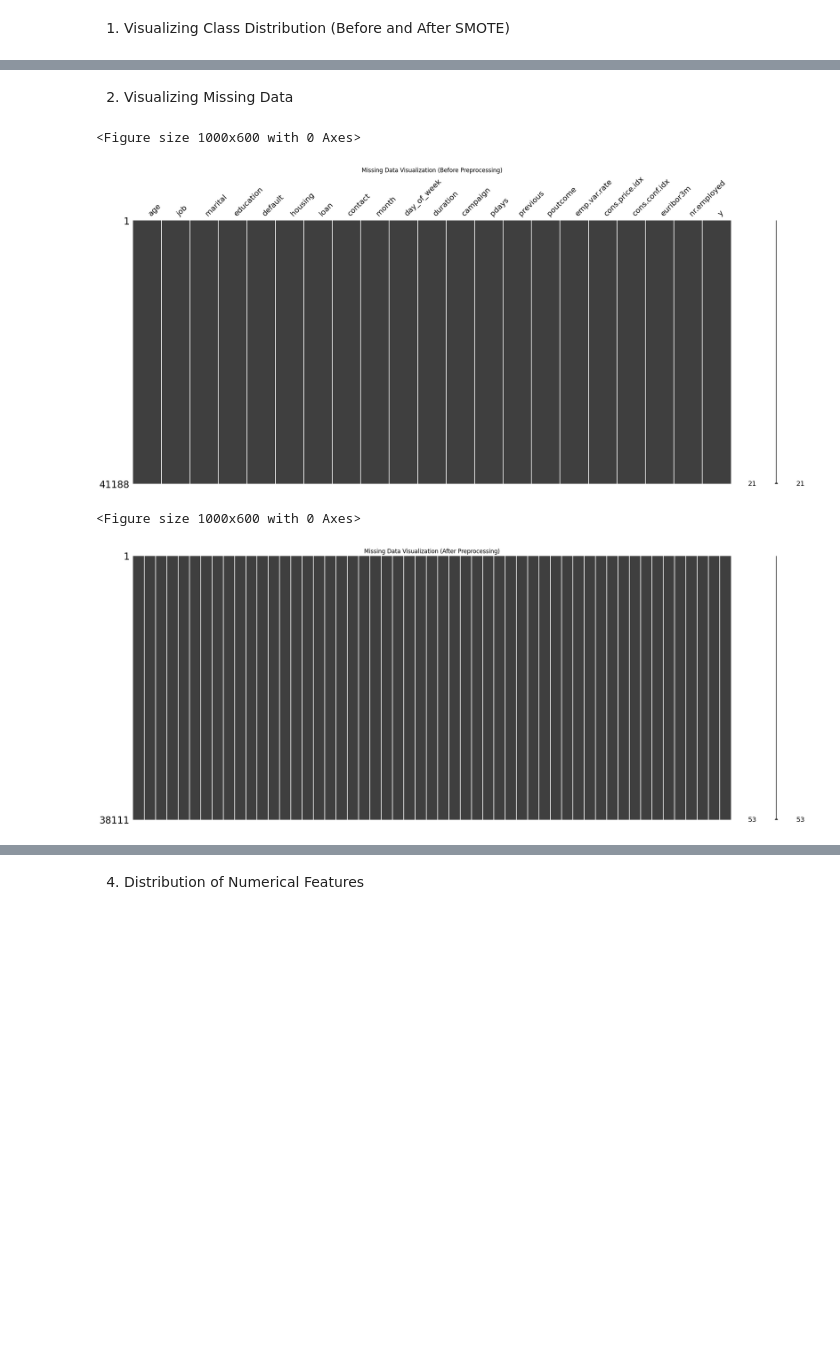
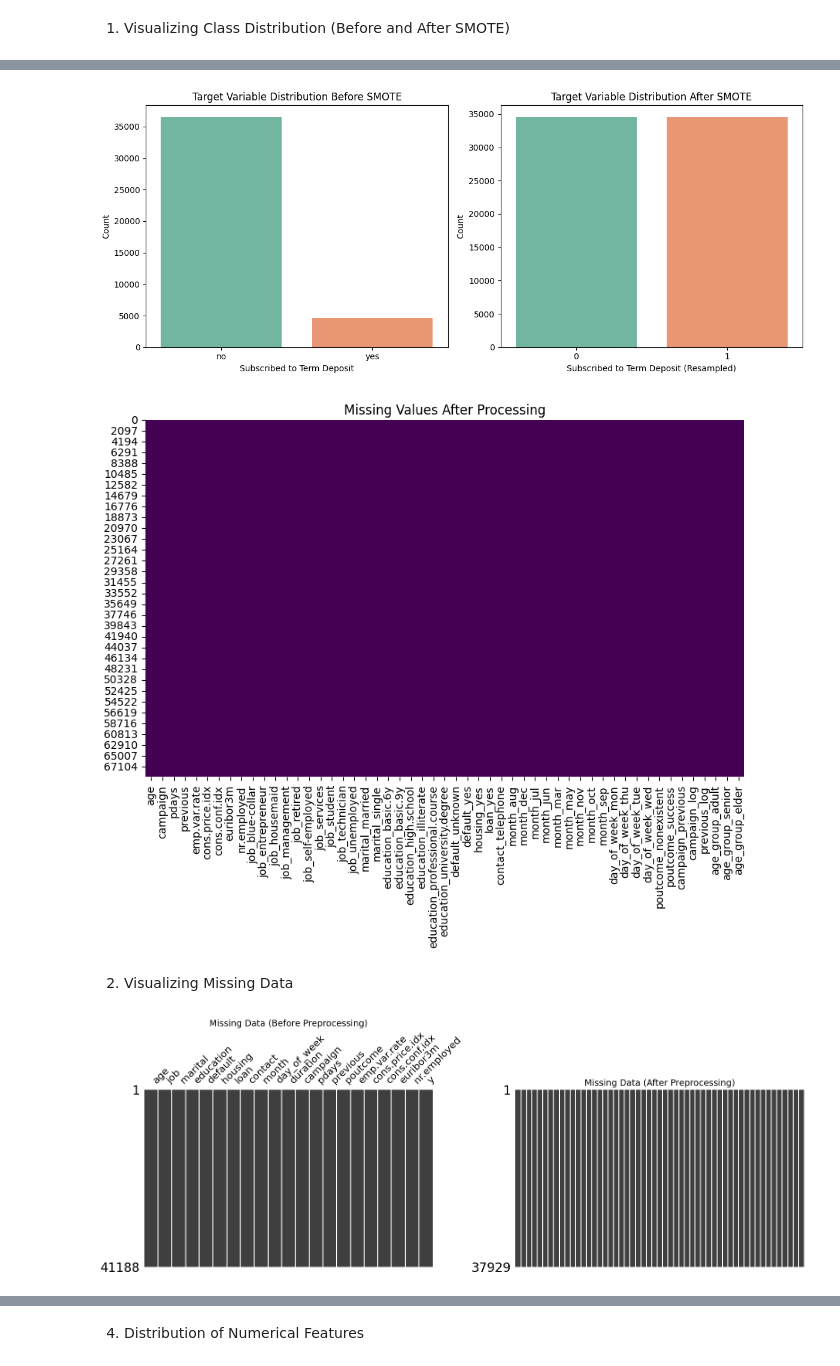
Before and after one commit to Shaithra2107/Bank-Marketing-Prediction-, a Jupyter notebook: Bank_Marketing_Prediction.ipynb, the cells around one changed output, grey strips where cells are left out. Cells and saved outputs as stored; diff of their text form; code cells hidden in the pictures; blank space fills up the shorter version.

```diff
--- a/Bank_Marketing_Prediction.ipynb
+++ b/Bank_Marketing_Prediction.ipynb
@@ -657,22 +602,74 @@ Passing `palette` without assigning `hue` is deprecated and will be removed in v
+# %%
+import matplotlib.pyplot as plt
+import seaborn as sns
+import pandas as pd
+
+# Convert y_resampled to a pandas Series before using it in sns.countplot if it's a numpy array
+y_resampled_series = pd.Series(y_resampled)
+
+# Visualize the target variable distribution after SMOTE (resampling)
+plt.figure(figsize=(12, 5))
+
+# Before SMOTE (Initial data)
+plt.subplot(1, 2, 1)
+sns.countplot(x=data['y'], palette='Set2', hue=data['y'], legend=False)  # Using hue to match the warning suggestion
+plt.title("Target Variable Distribution Before SMOTE")
+plt.xlabel("Subscribed to Term Deposit")
+plt.ylabel("Count")
+
+# After SMOTE (Resampled data)
+plt.subplot(1, 2, 2)
+sns.countplot(x=y_resampled_series, palette='Set2', hue=y_resampled_series, legend=False)  # Using hue to match the warning suggestion
+plt.title("Target Variable Distribution After SMOTE")
+plt.xlabel("Subscribed to Term Deposit (Resampled)")
+plt.ylabel("Count")
+
+plt.tight_layout()
+plt.show()
+
+# Visualizing missing values after preprocessing
+plt.figure(figsize=(10, 6))
+sns.heatmap(pd.DataFrame(X_resampled).isnull(), cbar=False, cmap='viridis')
+plt.title("Missing Values After Processing")
+plt.show()
+# %% [output]
+[figure, added]
+[figure, added]
 # %% [markdown]
 2. Visualizing Missing Data
 # %%
 import missingno as msno
 
 # Before Preprocessing
-plt.figure(figsize=(10, 6))
-msno.matrix(data)
-plt.title("Missing Data Visualization (Before Preprocessing)")
-plt.show()
+#plt.figure(figsize=(8, 6))
+#msno.matrix(data)
+#plt.title("Missing Data Visualization (Before Preprocessing)")
+#plt.show()
 
 # After Preprocessing
-plt.figure(figsize=(10, 6))
-msno.matrix(data_cleaned)
-plt.title("Missing Data Visualization (After Preprocessing)")
+#plt.figure(figsize=(8, 6))
+#msno.matrix(data_cleaned)
+#plt.title("Missing Data Visualization (After Preprocessing)")
+#plt.show()
+
+
+import missingno as msno
+import matplotlib.pyplot as plt
+
+# Create a figure with two subplots side by side
+fig, axes = plt.subplots(1, 2, figsize=(16, 6))  # 1 row, 2 columns
+
+# Missing Data Visualization (Before Preprocessing)
+msno.matrix(data, ax=axes[0])
+axes[0].set_title("Missing Data (Before Preprocessing)", fontsize=14)
+
+# Missing Data Visualization (After Preprocessing)
+msno.matrix(data_cleaned, ax=axes[1])
+axes[1].set_title("Missing Data (After Preprocessing)", fontsize=14)
+
+# Adjust layout and show the plots
+plt.tight_layout()
 plt.show()
 # %% [output]
-<Figure size 1000x600 with 0 Axes>
-[figure, old version]
+[figure, new version]
-<Figure size 1000x600 with 0 Axes>
-[figure, removed]
 # %% [markdown]
```
Also changed, not shown: parts of 28 cells of this notebook.
